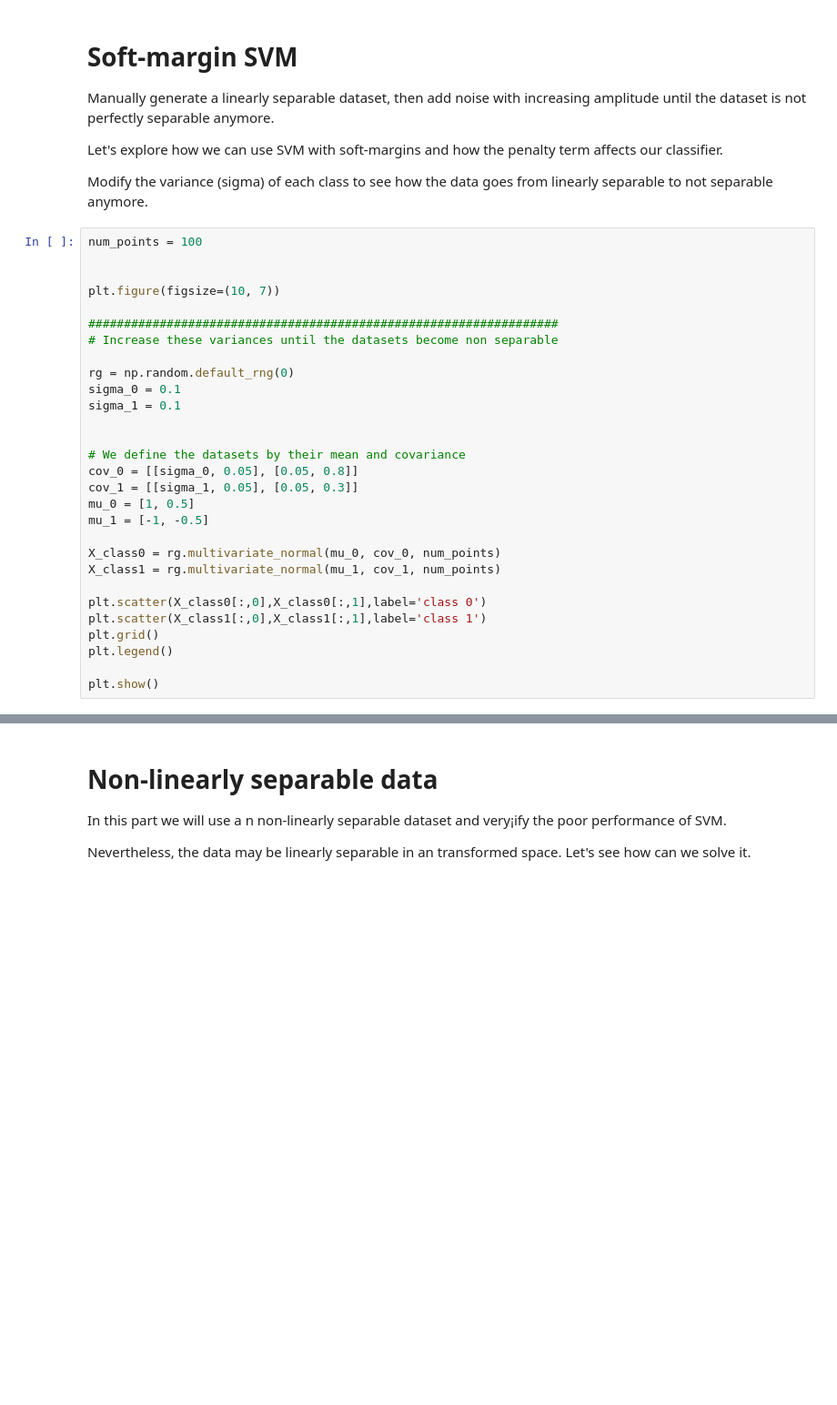
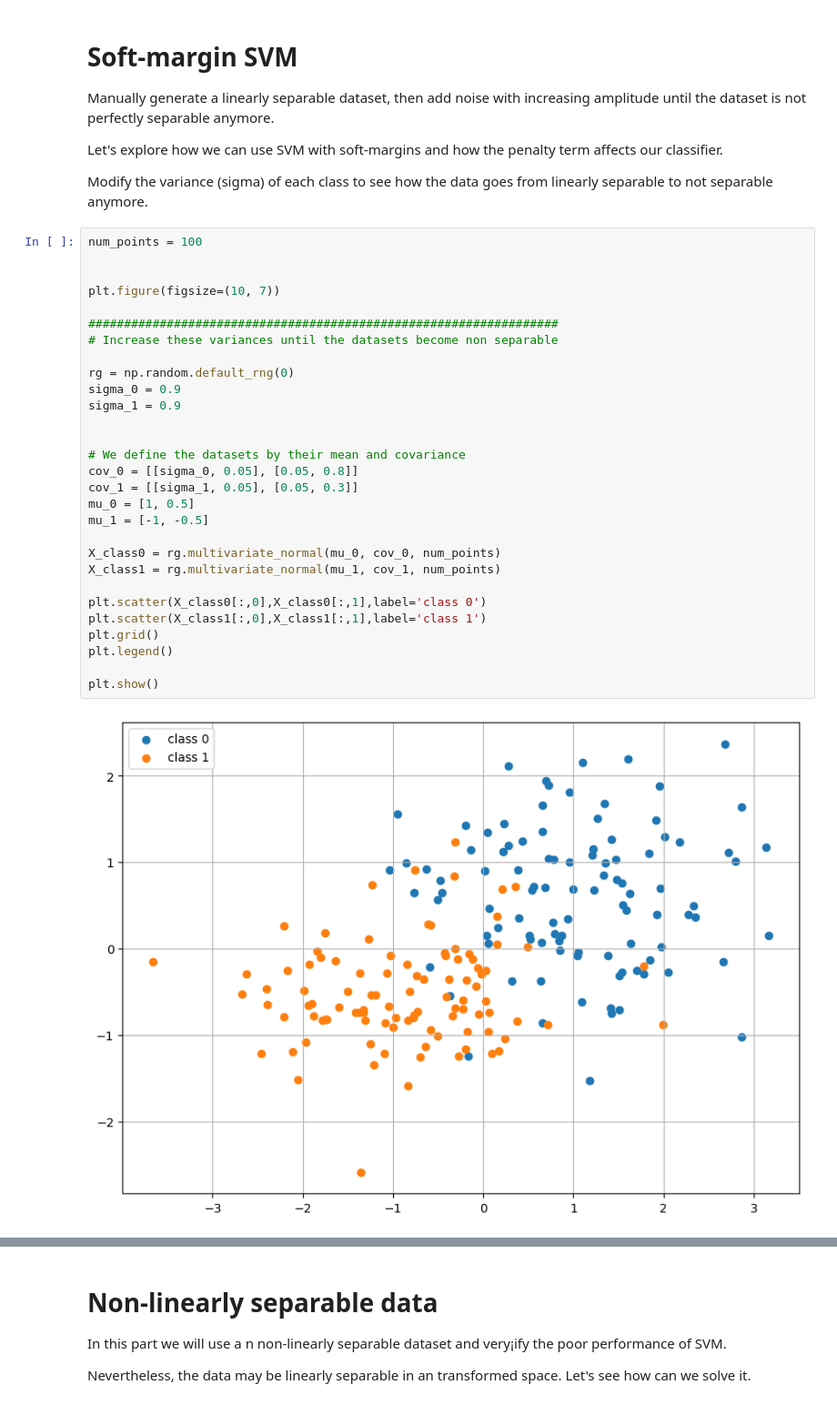
Before and after one commit to mike6942069420/EE311-AI, a Jupyter notebook: lab04/lab.ipynb, the cells around one changed output, grey strips where cells are left out. Shown at 91% size. Drawn from its saved outputs; the diff is of its cells as text; blank space fills up the shorter version.

```diff
--- a/lab04/lab.ipynb
+++ b/lab04/lab.ipynb
@@ -184,32 +195,34 @@ Modify the variance (sigma) of each class to see how the data goes from linearly
 # %%
 num_points = 100
 
 
 plt.figure(figsize=(10, 7))
 
 ##################################################################
 # Increase these variances until the datasets become non separable
 
 rg = np.random.default_rng(0)
-sigma_0 = 0.1
-sigma_1 = 0.1
+sigma_0 = 0.9
+sigma_1 = 0.9
 
 
 # We define the datasets by their mean and covariance
 cov_0 = [[sigma_0, 0.05], [0.05, 0.8]]
 cov_1 = [[sigma_1, 0.05], [0.05, 0.3]]
 mu_0 = [1, 0.5]
 mu_1 = [-1, -0.5]
 
 X_class0 = rg.multivariate_normal(mu_0, cov_0, num_points)
 X_class1 = rg.multivariate_normal(mu_1, cov_1, num_points)
 
 plt.scatter(X_class0[:,0],X_class0[:,1],label='class 0')
 plt.scatter(X_class1[:,0],X_class1[:,1],label='class 1')
 plt.grid()
 plt.legend()
 
 plt.show()
+# %% [output]
+[figure, added]
 # %% [markdown]
 For the non-separable case, train a classifier varying the penalty term.
 
```
Also changed, not shown: parts of 16 cells of this notebook, 1 other file.
